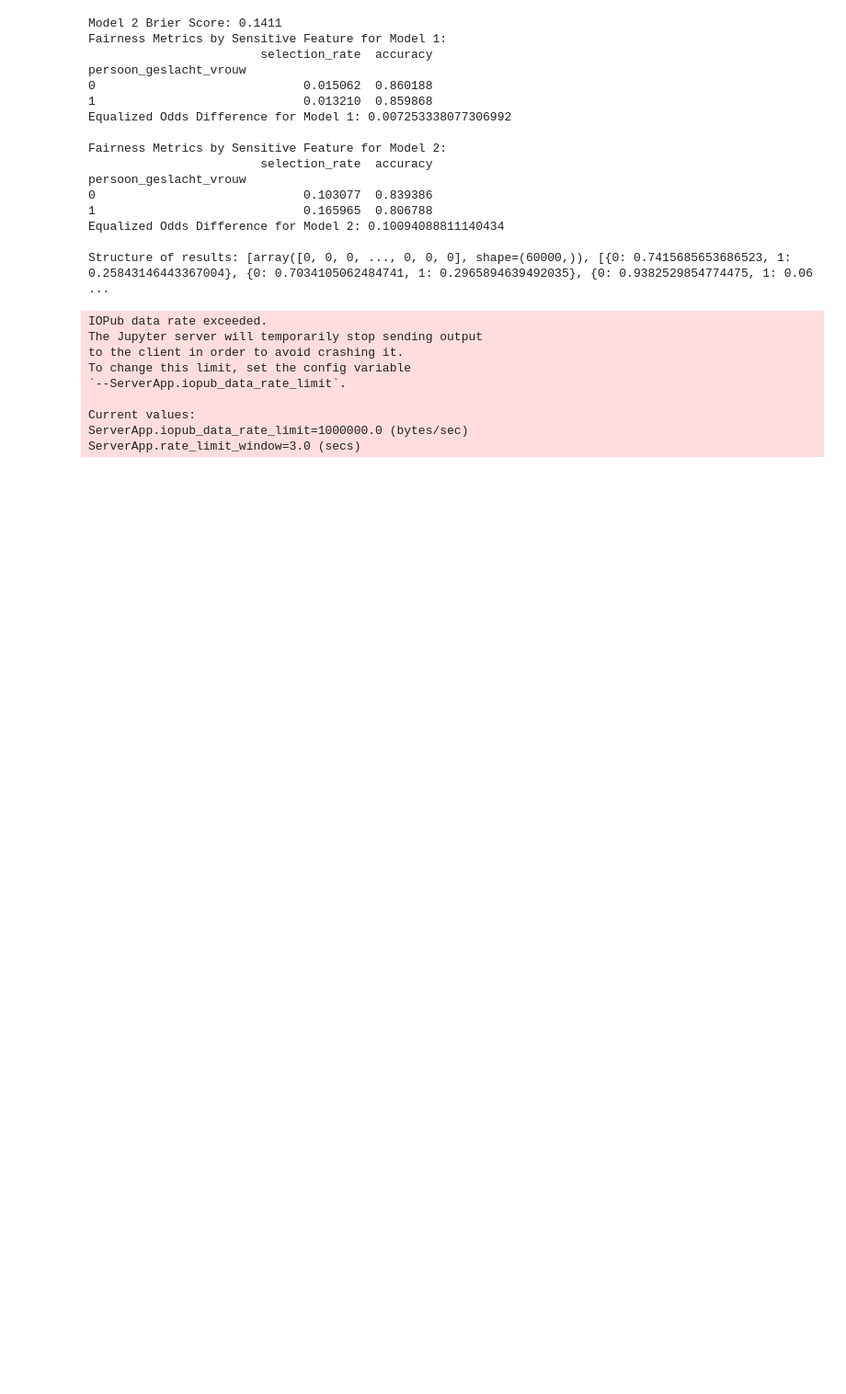
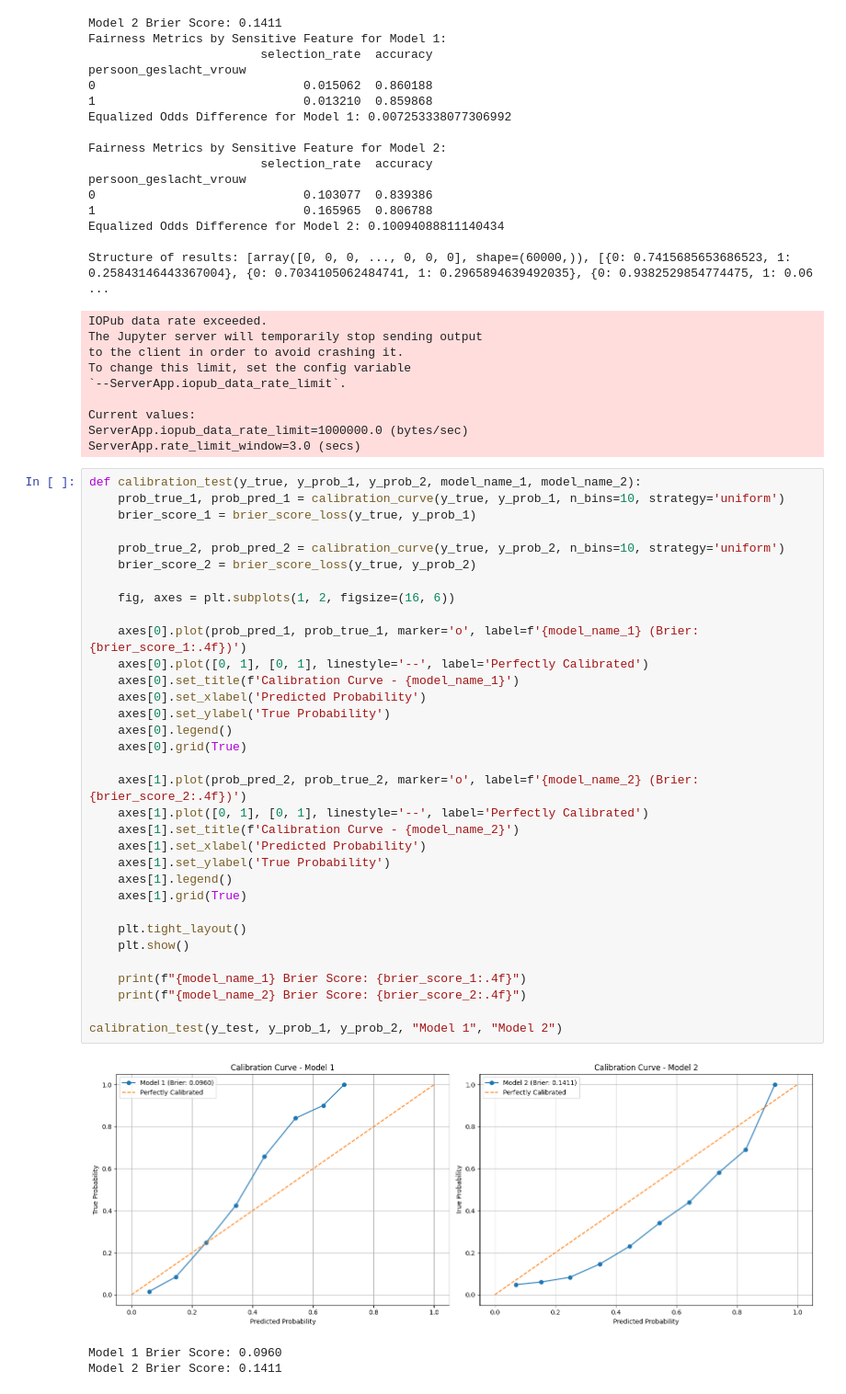
Before and after one commit to D4vidHuang/SET4AI_Part2, a Jupyter notebook: testing/calibration_test.ipynb, the cells around one changed output. Shown at 92% size. Saved outputs shown, nothing was run; the diff lists cells and outputs as text; blank space fills up the shorter version.

Commit message:
Add combinational image
add a combined image for the result of calibration test

```diff
--- a/testing/calibration_test.ipynb
+++ b/testing/calibration_test.ipynb
@@ -152,3 +152,40 @@ To change this limit, set the config variable
 Current values:
 ServerApp.iopub_data_rate_limit=1000000.0 (bytes/sec)
 ServerApp.rate_limit_window=3.0 (secs)
+# %%
+def calibration_test(y_true, y_prob_1, y_prob_2, model_name_1, model_name_2):
+    prob_true_1, prob_pred_1 = calibration_curve(y_true, y_prob_1, n_bins=10, strategy='uniform')
+    brier_score_1 = brier_score_loss(y_true, y_prob_1)
+
+    prob_true_2, prob_pred_2 = calibration_curve(y_true, y_prob_2, n_bins=10, strategy='uniform')
+    brier_score_2 = brier_score_loss(y_true, y_prob_2)
+
+    fig, axes = plt.subplots(1, 2, figsize=(16, 6))
+
+    axes[0].plot(prob_pred_1, prob_true_1, marker='o', label=f'{model_name_1} (Brier: {brier_score_1:.4f})')
+    axes[0].plot([0, 1], [0, 1], linestyle='--', label='Perfectly Calibrated')
+    axes[0].set_title(f'Calibration Curve - {model_name_1}')
+    axes[0].set_xlabel('Predicted Probability')
+    axes[0].set_ylabel('True Probability')
+    axes[0].legend()
+    axes[0].grid(True)
+
+    axes[1].plot(prob_pred_2, prob_true_2, marker='o', label=f'{model_name_2} (Brier: {brier_score_2:.4f})')
+    axes[1].plot([0, 1], [0, 1], linestyle='--', label='Perfectly Calibrated')
+    axes[1].set_title(f'Calibration Curve - {model_name_2}')
+    axes[1].set_xlabel('Predicted Probability')
+    axes[1].set_ylabel('True Probability')
+    axes[1].legend()
+    axes[1].grid(True)
+
+    plt.tight_layout()
+    plt.show()
+
+    print(f"{model_name_1} Brier Score: {brier_score_1:.4f}")
+    print(f"{model_name_2} Brier Score: {brier_score_2:.4f}")
+
+calibration_test(y_test, y_prob_1, y_prob_2, "Model 1", "Model 2")
+# %% [output]
+[figure, added]
+Model 1 Brier Score: 0.0960
+Model 2 Brier Score: 0.1411
```
Also changed, not shown: 1 other file.
